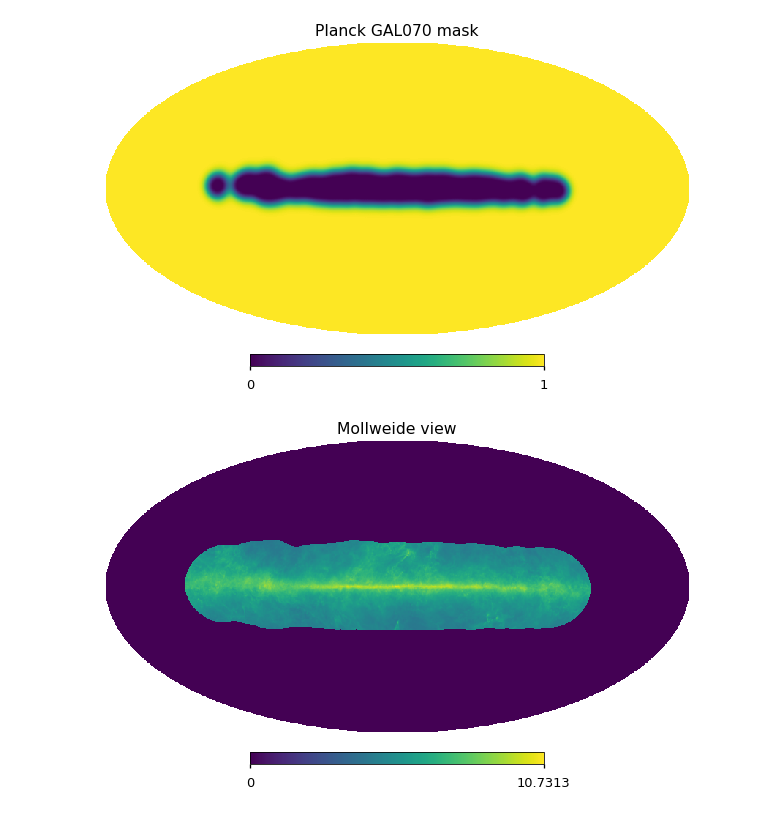
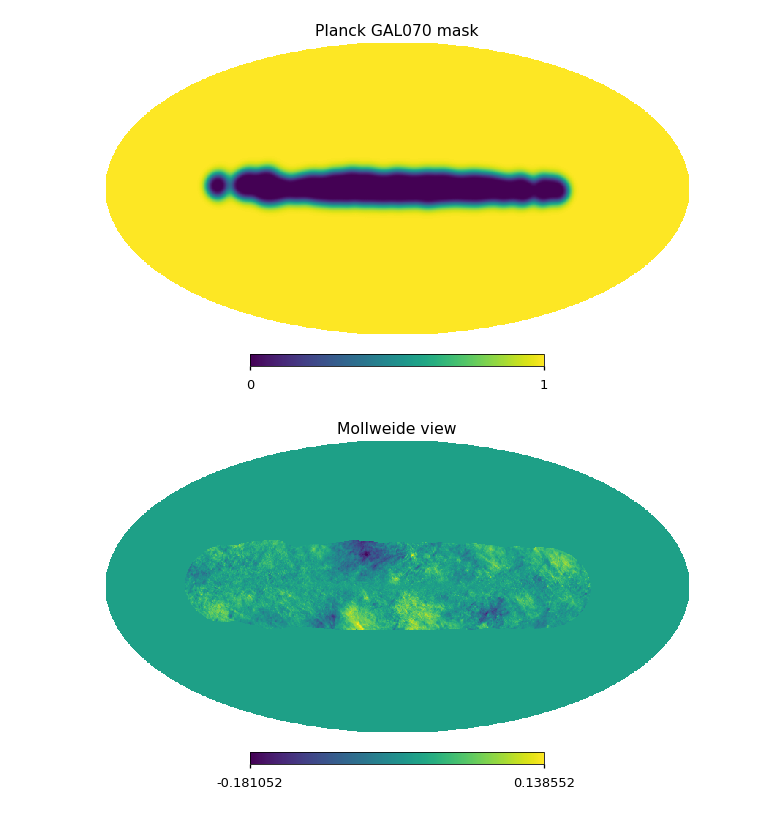
Before and after one commit to galsci/pysm, a Jupyter notebook: docs/preprocess-templates/gnilc_dust_logpoltens_templates_galplane_prepare.ipynb, the cells around one changed output. Drawn from its saved outputs; the diff is of its cells as text; code cells hidden in the pictures.

```diff
--- a/docs/preprocess-templates/gnilc_dust_logpoltens_templates_galplane_prepare.ipynb
+++ b/docs/preprocess-templates/gnilc_dust_logpoltens_templates_galplane_prepare.ipynb
@@ -39,7 +41,11 @@ galplane_mask = hp.read_map(planck_mask_filename, ["GAL097"])
 
 * <https://pysm3.readthedocs.io/en/latest/preprocess-templates/gnilc_dust_logpoltens_templates.html>
 # %%
-log_pol_tens_varres = pysm.read_map("dust_gnilc/raw/dust_gnilc_logpoltens_varres_nomono.fits", nside=2048, field=(0,1,2)).value.astype(np.float64)
+log_pol_tens_varres = pysm.read_map(
+    "dust_gnilc/raw/dust_gnilc_logpoltens_varres_nomono.fits",
+    nside=2048,
+    field=(0, 1, 2),
+).value.astype(np.float64)
 # %% [output]
 No physical unit associated with file /global/project/projectdirs/cmb/www/pysm-data/dust_gnilc/raw/dust_gnilc_logpoltens_varres_nomono.fits
 # %%
@@ -55,8 +61,8 @@ preproc_log_pol_tens_varres = log_pol_tens_varres.copy()
 for comp in preproc_log_pol_tens_varres:
     comp[galplane_mask == 1] = 0
 # %%
-hp.mollview(preproc_log_pol_tens_varres[0])
+hp.mollview(preproc_log_pol_tens_varres[2])
 # %% [output]
-[figure, old version]
+[figure, new version]
 # %%
 galplane_mask = galplane_mask.astype(np.float64)
```
Also changed, not shown: parts of 12 cells of this notebook.
